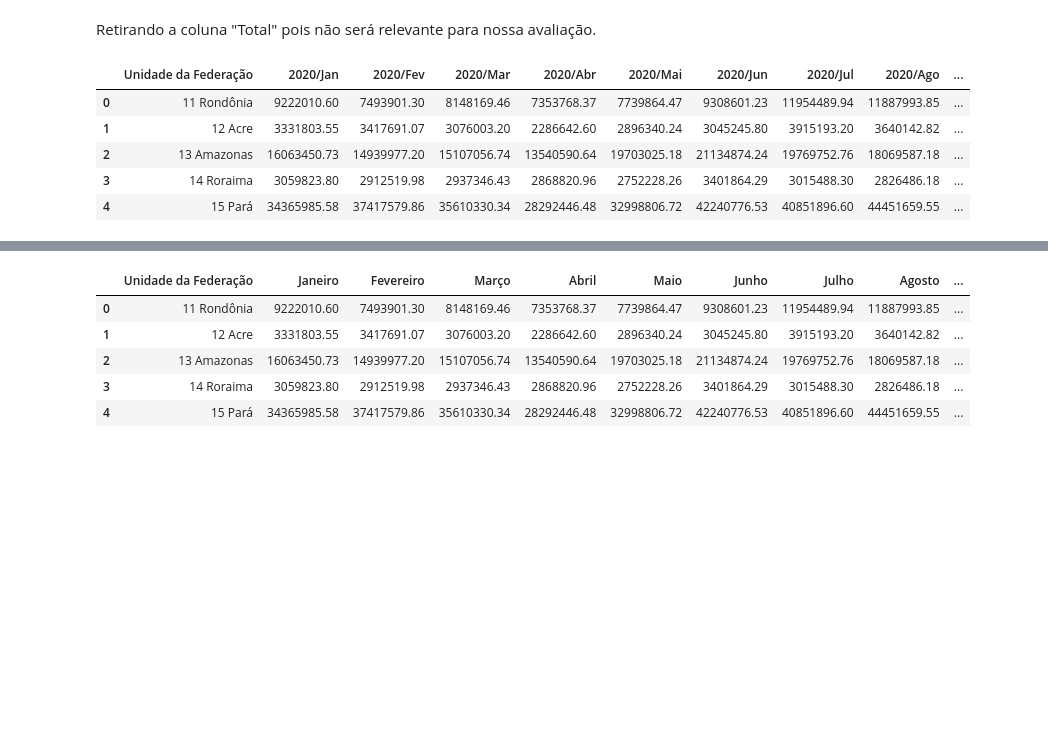
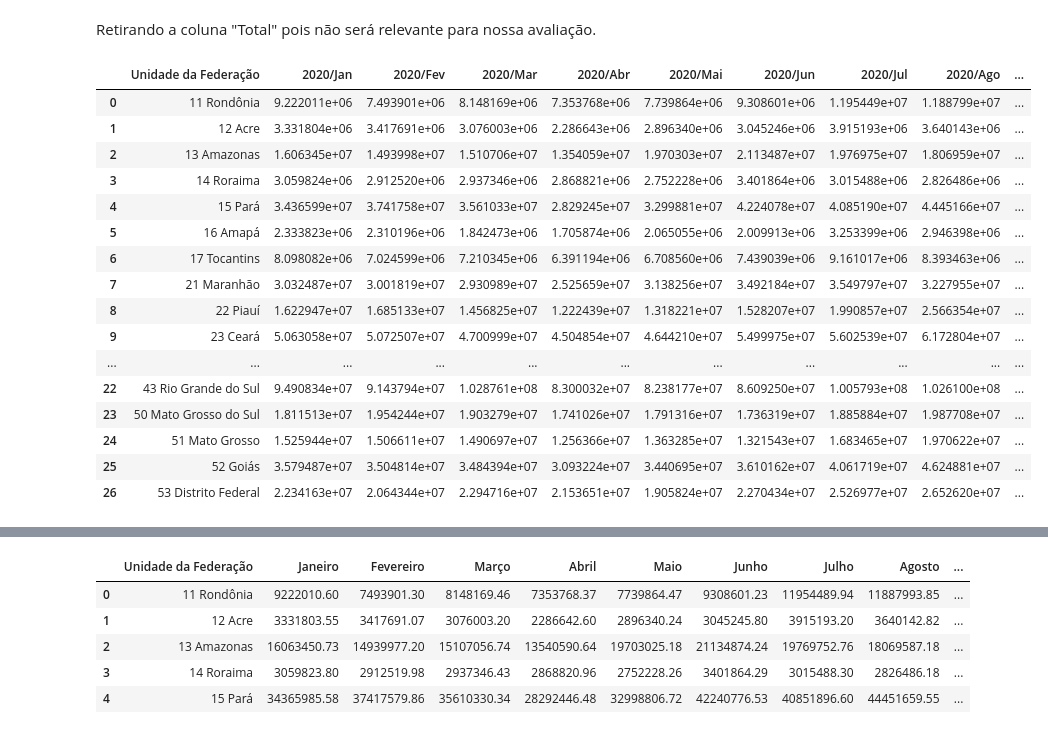
Before and after one commit to ricardosaj/Bootcamp-Data-Science-Alura, a Jupyter notebook: CadernoDoSuperDesafioModulo01.ipynb, the cells around one changed output, grey strips where cells are left out. Cells and saved outputs as stored; diff of their text form; code cells hidden in the pictures; blank space fills up the shorter version.

```diff
--- a/CadernoDoSuperDesafioModulo01.ipynb
+++ b/CadernoDoSuperDesafioModulo01.ipynb
@@ -21,13 +21,24 @@ obitosporestadoem2020 = pd.read_csv("/content/obitosem2020.csv", encoding="ISO-8
 Retirando a coluna "Total" pois não será relevante para nossa avaliação.
 # %%
 gastosporestadoem2020 = gastosporestadoem2020.drop('Total', 1)
-gastosporestadoem2020.head()
+gastosporestadoem2020
 # %% [output]
 |  | Unidade da Federação | 2020/Jan | 2020/Fev | 2020/Mar | 2020/Abr | 2020/Mai | 2020/Jun | 2020/Jul | 2020/Ago | ... |
-| 0 | 11 Rondônia | 9222010.60 | 7493901.30 | 8148169.46 | 7353768.37 | 7739864.47 | 9308601.23 | 11954489.94 | 11887993.85 | ... |
-| 1 | 12 Acre | 3331803.55 | 3417691.07 | 3076003.20 | 2286642.60 | 2896340.24 | 3045245.80 | 3915193.20 | 3640142.82 | ... |
-| 2 | 13 Amazonas | 16063450.73 | 14939977.20 | 15107056.74 | 13540590.64 | 19703025.18 | 21134874.24 | 19769752.76 | 18069587.18 | ... |
-| 3 | 14 Roraima | 3059823.80 | 2912519.98 | 2937346.43 | 2868820.96 | 2752228.26 | 3401864.29 | 3015488.30 | 2826486.18 | ... |
-| 4 | 15 Pará | 34365985.58 | 37417579.86 | 35610330.34 | 28292446.48 | 32998806.72 | 42240776.53 | 40851896.60 | 44451659.55 | ... |
+| 0 | 11 Rondônia | 9.222011e+06 | 7.493901e+06 | 8.148169e+06 | 7.353768e+06 | 7.739864e+06 | 9.308601e+06 | 1.195449e+07 | 1.188799e+07 | ... |
+| 1 | 12 Acre | 3.331804e+06 | 3.417691e+06 | 3.076003e+06 | 2.286643e+06 | 2.896340e+06 | 3.045246e+06 | 3.915193e+06 | 3.640143e+06 | ... |
+| 2 | 13 Amazonas | 1.606345e+07 | 1.493998e+07 | 1.510706e+07 | 1.354059e+07 | 1.970303e+07 | 2.113487e+07 | 1.976975e+07 | 1.806959e+07 | ... |
+| 3 | 14 Roraima | 3.059824e+06 | 2.912520e+06 | 2.937346e+06 | 2.868821e+06 | 2.752228e+06 | 3.401864e+06 | 3.015488e+06 | 2.826486e+06 | ... |
+| 4 | 15 Pará | 3.436599e+07 | 3.741758e+07 | 3.561033e+07 | 2.829245e+07 | 3.299881e+07 | 4.224078e+07 | 4.085190e+07 | 4.445166e+07 | ... |
+| 5 | 16 Amapá | 2.333823e+06 | 2.310196e+06 | 1.842473e+06 | 1.705874e+06 | 2.065055e+06 | 2.009913e+06 | 3.253399e+06 | 2.946398e+06 | ... |
+| 6 | 17 Tocantins | 8.098082e+06 | 7.024599e+06 | 7.210345e+06 | 6.391194e+06 | 6.708560e+06 | 7.439039e+06 | 9.161017e+06 | 8.393463e+06 | ... |
+| 7 | 21 Maranhão | 3.032487e+07 | 3.001819e+07 | 2.930989e+07 | 2.525659e+07 | 3.138256e+07 | 3.492184e+07 | 3.549797e+07 | 3.227955e+07 | ... |
+| 8 | 22 Piauí | 1.622947e+07 | 1.685133e+07 | 1.456825e+07 | 1.222439e+07 | 1.318221e+07 | 1.528207e+07 | 1.990857e+07 | 2.566354e+07 | ... |
+| 9 | 23 Ceará | 5.063058e+07 | 5.072507e+07 | 4.700999e+07 | 4.504854e+07 | 4.644210e+07 | 5.499975e+07 | 5.602539e+07 | 6.172804e+07 | ... |
+| ... | ... | ... | ... | ... | ... | ... | ... | ... | ... | ... |
+| 22 | 43 Rio Grande do Sul | 9.490834e+07 | 9.143794e+07 | 1.028761e+08 | 8.300032e+07 | 8.238177e+07 | 8.609250e+07 | 1.005793e+08 | 1.026100e+08 | ... |
+| 23 | 50 Mato Grosso do Sul | 1.811513e+07 | 1.954244e+07 | 1.903279e+07 | 1.741026e+07 | 1.791316e+07 | 1.736319e+07 | 1.885884e+07 | 1.987708e+07 | ... |
+| 24 | 51 Mato Grosso | 1.525944e+07 | 1.506611e+07 | 1.490697e+07 | 1.256366e+07 | 1.363285e+07 | 1.321543e+07 | 1.683465e+07 | 1.970622e+07 | ... |
+| 25 | 52 Goiás | 3.579487e+07 | 3.504814e+07 | 3.484394e+07 | 3.093224e+07 | 3.440695e+07 | 3.610162e+07 | 4.061719e+07 | 4.624881e+07 | ... |
+| 26 | 53 Distrito Federal | 2.234163e+07 | 2.064344e+07 | 2.294716e+07 | 2.153651e+07 | 1.905824e+07 | 2.270434e+07 | 2.526977e+07 | 2.652620e+07 | ... |
 # %%
 obitosporestadoem2020 = obitosporestadoem2020.drop('Total', 1)
```
Also changed, not shown: parts of 5 cells of this notebook.
